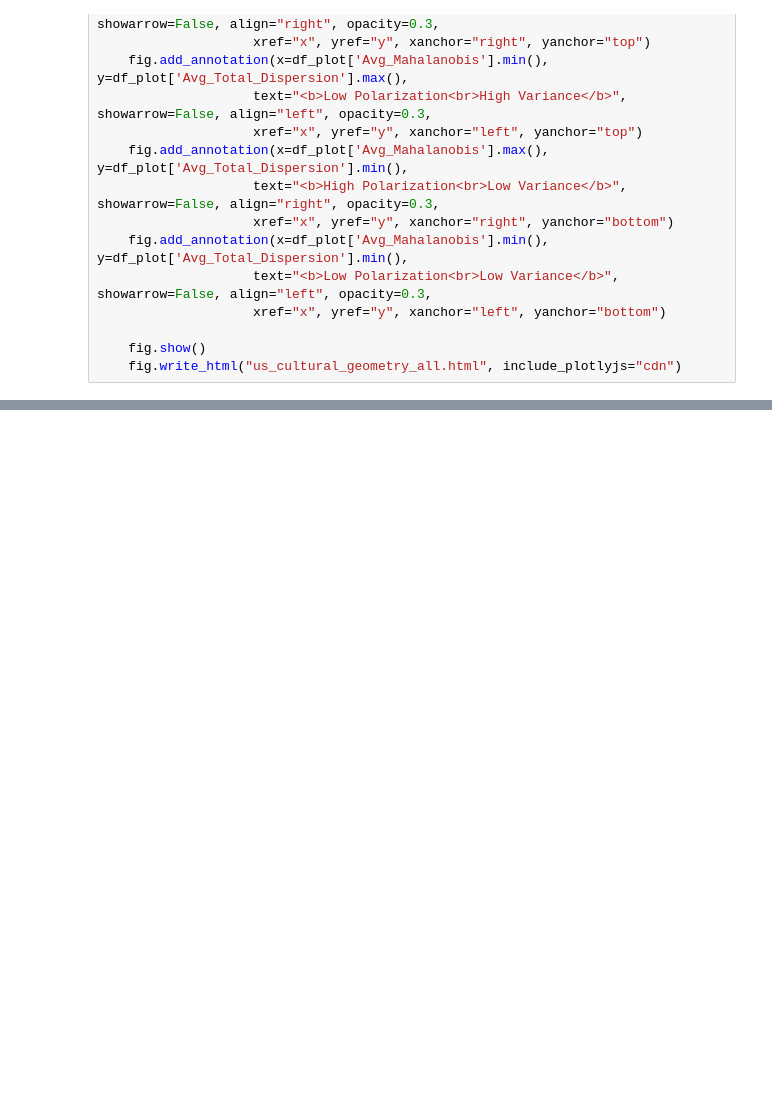
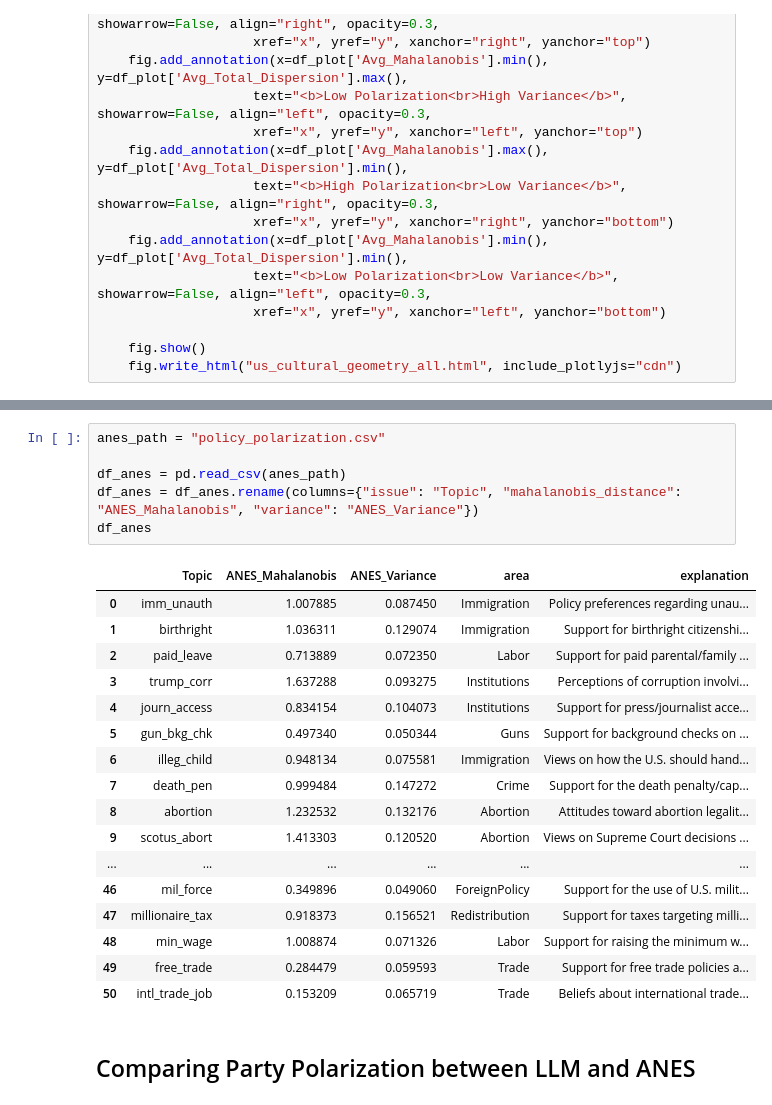
Before and after one commit to maxzhuyt/anes-polarization, a Jupyter notebook: polarization_anes.ipynb, the cells around one changed output, grey strips where cells are left out. Cells and saved outputs as stored; diff of their text form; blank space fills up the shorter version.

```diff
--- a/polarization_anes.ipynb
+++ b/polarization_anes.ipynb
@@ -538 +654,27 @@ df_res = df_res[~df_res["Topic"].isin(DROP_TOPICS)]
+# %%
+anes_path = "policy_polarization.csv"
+
+df_anes = pd.read_csv(anes_path)
+df_anes = df_anes.rename(columns={"issue": "Topic", "mahalanobis_distance": "ANES_Mahalanobis", "variance": "ANES_Variance"})
+df_anes
+# %% [output]
+|  | Topic | ANES_Mahalanobis | ANES_Variance | area | explanation |
+| 0 | imm_unauth | 1.007885 | 0.087450 | Immigration | Policy preferences regarding unau... |
+| 1 | birthright | 1.036311 | 0.129074 | Immigration | Support for birthright citizenshi... |
+| 2 | paid_leave | 0.713889 | 0.072350 | Labor | Support for paid parental/family ... |
+| 3 | trump_corr | 1.637288 | 0.093275 | Institutions | Perceptions of corruption involvi... |
+| 4 | journ_access | 0.834154 | 0.104073 | Institutions | Support for press/journalist acce... |
+| 5 | gun_bkg_chk | 0.497340 | 0.050344 | Guns | Support for background checks on ... |
+| 6 | illeg_child | 0.948134 | 0.075581 | Immigration | Views on how the U.S. should hand... |
+| 7 | death_pen | 0.999484 | 0.147272 | Crime | Support for the death penalty/cap... |
+| 8 | abortion | 1.232532 | 0.132176 | Abortion | Attitudes toward abortion legalit... |
+| 9 | scotus_abort | 1.413303 | 0.120520 | Abortion | Views on Supreme Court decisions ... |
+| ... | ... | ... | ... | ... | ... |
+| 46 | mil_force | 0.349896 | 0.049060 | ForeignPolicy | Support for the use of U.S. milit... |
+| 47 | millionaire_tax | 0.918373 | 0.156521 | Redistribution | Support for taxes targeting milli... |
+| 48 | min_wage | 1.008874 | 0.071326 | Labor | Support for raising the minimum w... |
+| 49 | free_trade | 0.284479 | 0.059593 | Trade | Support for free trade policies a... |
+| 50 | intl_trade_job | 0.153209 | 0.065719 | Trade | Beliefs about international trade... |
+# %% [markdown]
+## Comparing Party Polarization between LLM and ANES
 # %%
```
Also changed, not shown: parts of 15 cells of this notebook, 5 other files.
